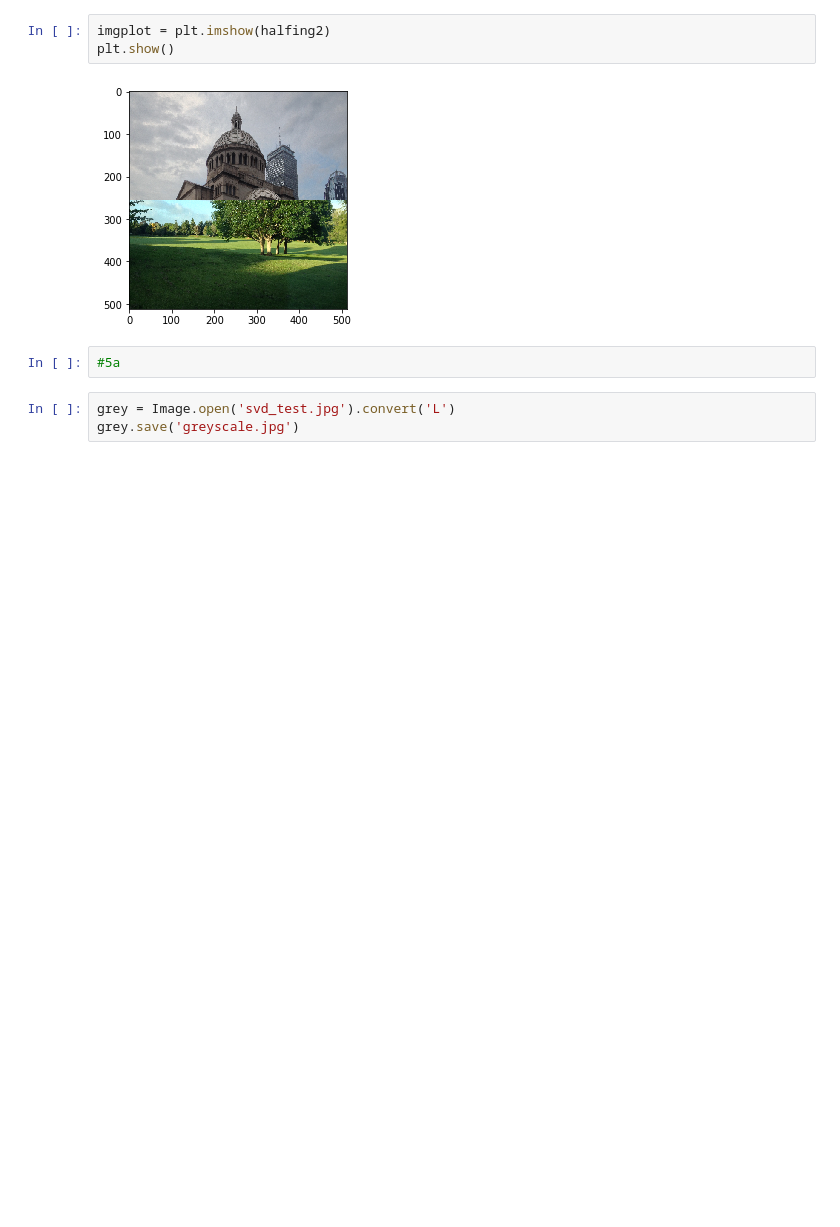
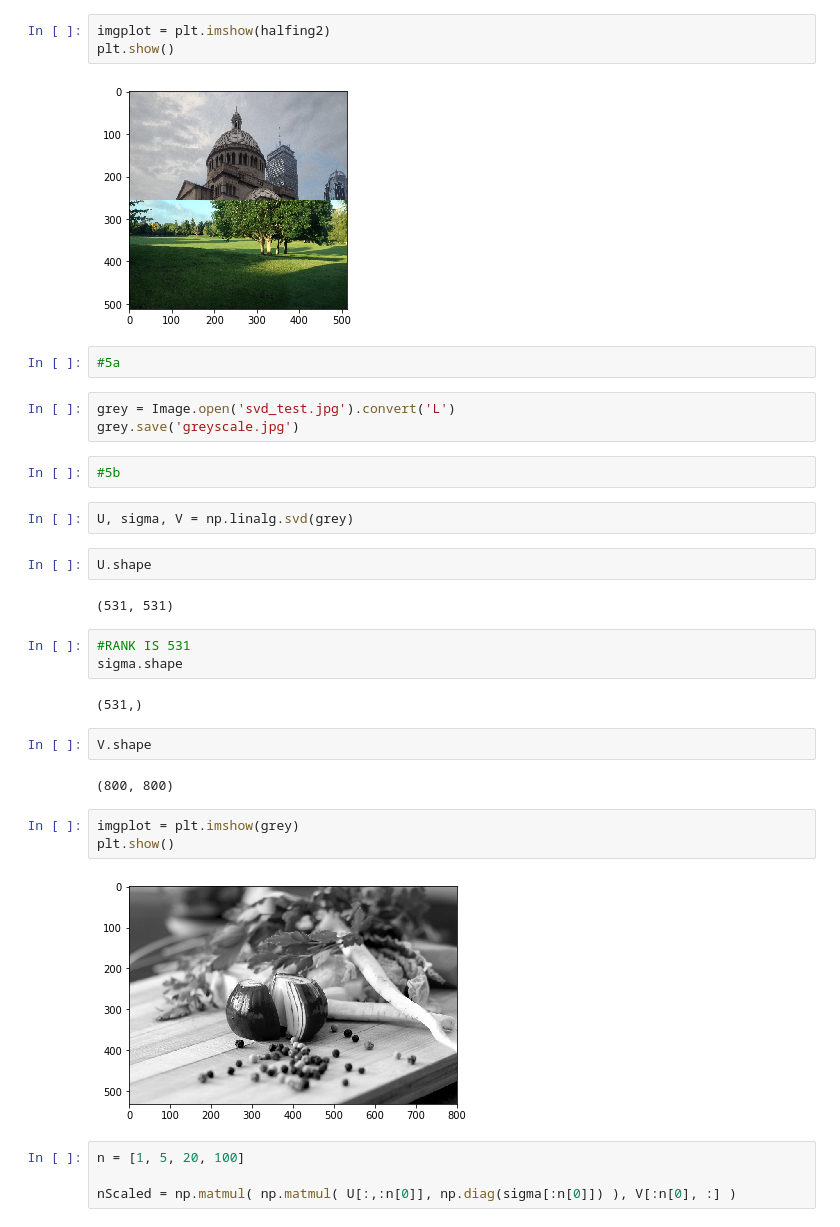
Before and after one commit to neezcha/483H1, a Jupyter notebook: HW1-Coding.ipynb, the cells around one changed output. Drawn from its saved outputs; the diff is of its cells as text; blank space fills up the shorter version.

```diff
--- a/HW1-Coding.ipynb
+++ b/HW1-Coding.ipynb
@@ -117,3 +117,29 @@ plt.show()
 # %%
 grey = Image.open('svd_test.jpg').convert('L')
 grey.save('greyscale.jpg')
+# %%
+#5b
+# %%
+U, sigma, V = np.linalg.svd(grey)
+# %%
+U.shape
+# %% [output]
+(531, 531)
+# %%
+#RANK IS 531
+sigma.shape
+# %% [output]
+(531,)
+# %%
+V.shape
+# %% [output]
+(800, 800)
+# %%
+imgplot = plt.imshow(grey)
+plt.show()
+# %% [output]
+[figure, added]
+# %%
+n = [1, 5, 20, 100]
+
+nScaled = np.matmul( np.matmul( U[:,:n[0]], np.diag(sigma[:n[0]]) ), V[:n[0], :] )
```
Also changed, not shown: parts of 5 cells of this notebook, 5 other files.
